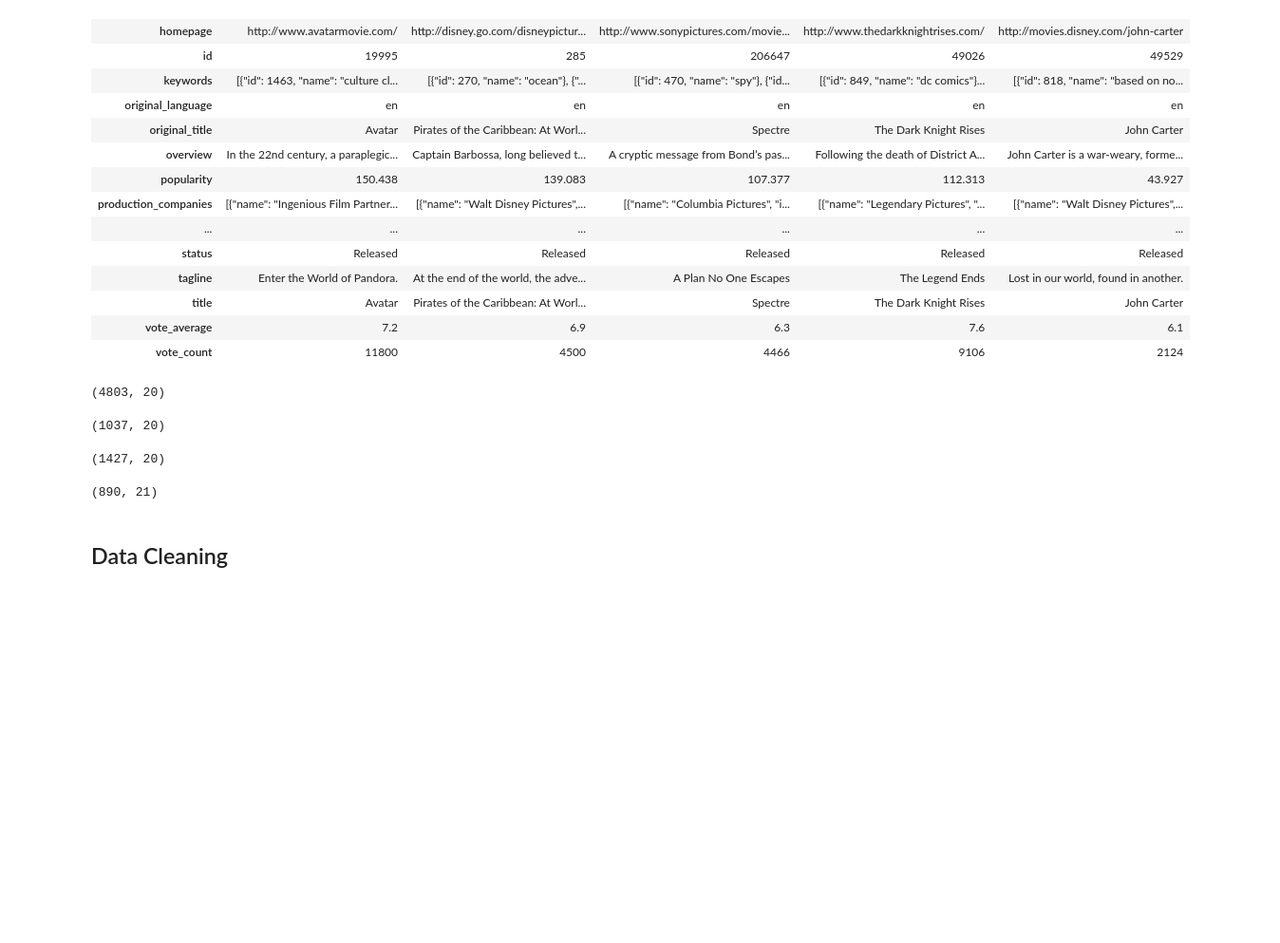
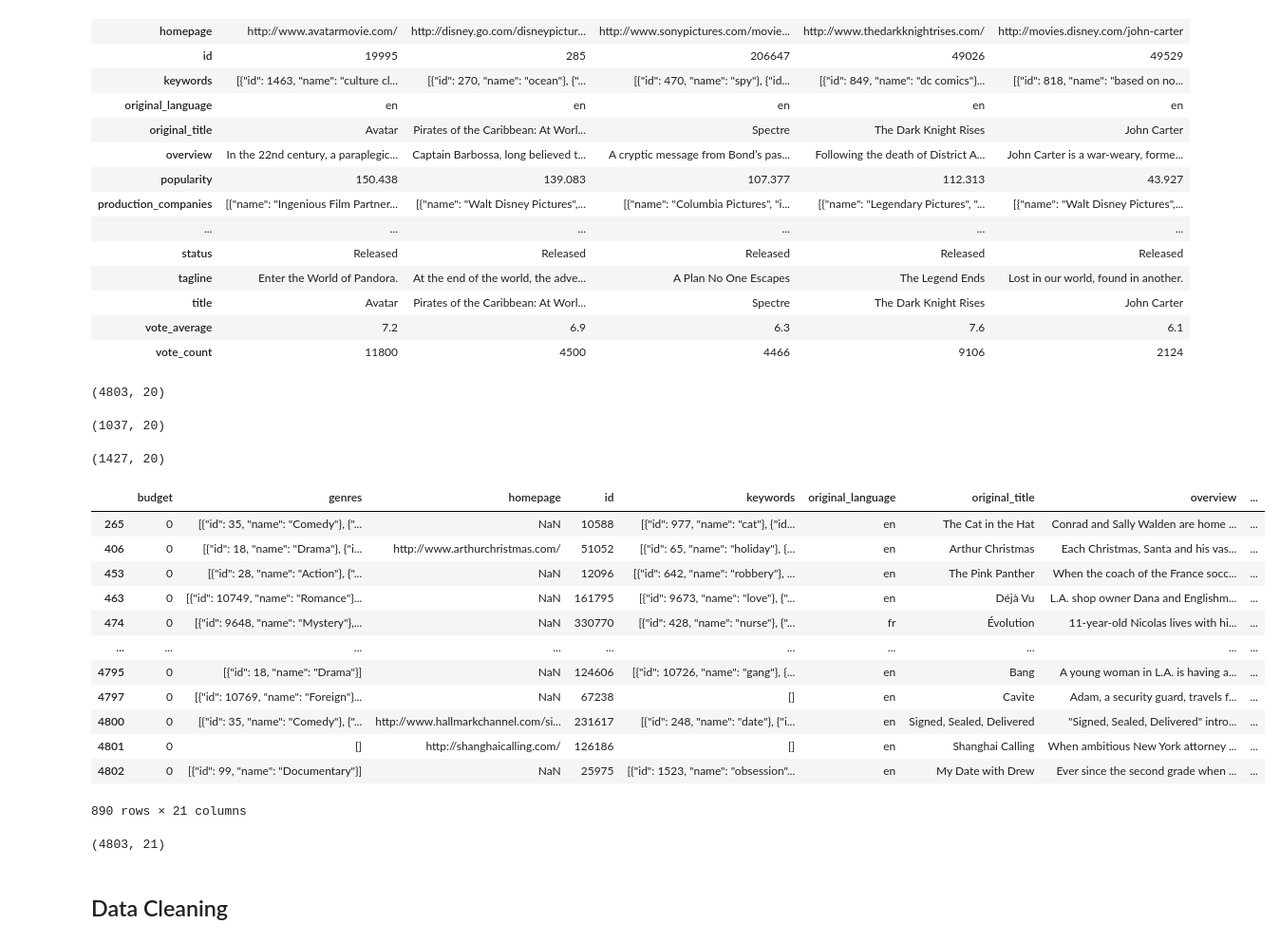
Before and after one commit to johnewong/CZ1115-MovieRevenuePrediction, a Jupyter notebook: MainFlow - XZY.ipynb, the cells around one changed output. Shown at 95% size. Saved outputs shown, nothing was run; the diff lists cells and outputs as text; code cells hidden in the pictures; blank space fills up the shorter version.

```diff
--- a/MainFlow - XZY.ipynb
+++ b/MainFlow - XZY.ipynb
@@ -44,7 +44,23 @@ df[df['revenue'] == 0].shape
 (1427, 20)
 # %%
 df['return'] = df['revenue'] / df['budget']
-df[df['return'].isnull()].shape
+df[df['return'].isnull()]
 # %% [output]
+|  | budget | genres | homepage | id | keywords | original_language | original_title | overview | ... |
+| 265 | 0 | [{"id": 35, "name": "Comedy"}, {"... | NaN | 10588 | [{"id": 977, "name": "cat"}, {"id... | en | The Cat in the Hat | Conrad and Sally Walden are home ... | ... |
+| 406 | 0 | [{"id": 18, "name": "Drama"}, {"i... | http://www.arthurchristmas.com/ | 51052 | [{"id": 65, "name": "holiday"}, {... | en | Arthur Christmas | Each Christmas, Santa and his vas... | ... |
+| 453 | 0 | [{"id": 28, "name": "Action"}, {"... | NaN | 12096 | [{"id": 642, "name": "robbery"}, ... | en | The Pink Panther | When the coach of the France socc... | ... |
+| 463 | 0 | [{"id": 10749, "name": "Romance"}... | NaN | 161795 | [{"id": 9673, "name": "love"}, {"... | en | Déjà Vu | L.A. shop owner Dana and Englishm... | ... |
+| 474 | 0 | [{"id": 9648, "name": "Mystery"},... | NaN | 330770 | [{"id": 428, "name": "nurse"}, {"... | fr | Évolution | 11-year-old Nicolas lives with hi... | ... |
+| ... | ... | ... | ... | ... | ... | ... | ... | ... | ... |
+| 4795 | 0 | [{"id": 18, "name": "Drama"}] | NaN | 124606 | [{"id": 10726, "name": "gang"}, {... | en | Bang | A young woman in L.A. is having a... | ... |
+| 4797 | 0 | [{"id": 10769, "name": "Foreign"}... | NaN | 67238 | [] | en | Cavite | Adam, a security guard, travels f... | ... |
+| 4800 | 0 | [{"id": 35, "name": "Comedy"}, {"... | http://www.hallmarkchannel.com/si... | 231617 | [{"id": 248, "name": "date"}, {"i... | en | Signed, Sealed, Delivered | "Signed, Sealed, Delivered" intro... | ... |
+| 4801 | 0 | [] | http://shanghaicalling.com/ | 126186 | [] | en | Shanghai Calling | When ambitious New York attorney ... | ... |
+| 4802 | 0 | [{"id": 99, "name": "Documentary"}] | NaN | 25975 | [{"id": 1523, "name": "obsession"... | en | My Date with Drew | Ever since the second grade when ... | ... |
-(890, 21)
+890 rows × 21 columns
+# %%
+df.shape
+# %% [output]
+(4803, 21)
 # %%
```
Also changed, not shown: parts of 5 cells of this notebook.
